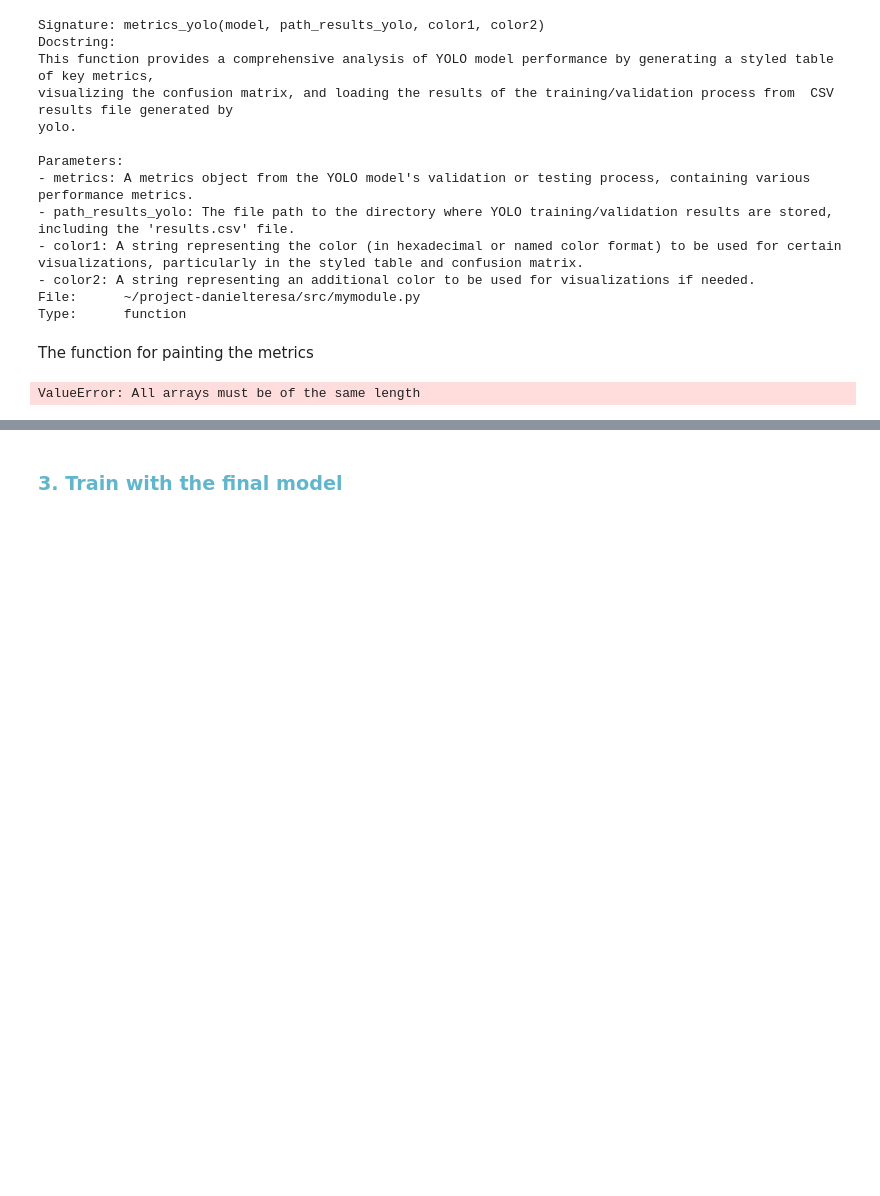
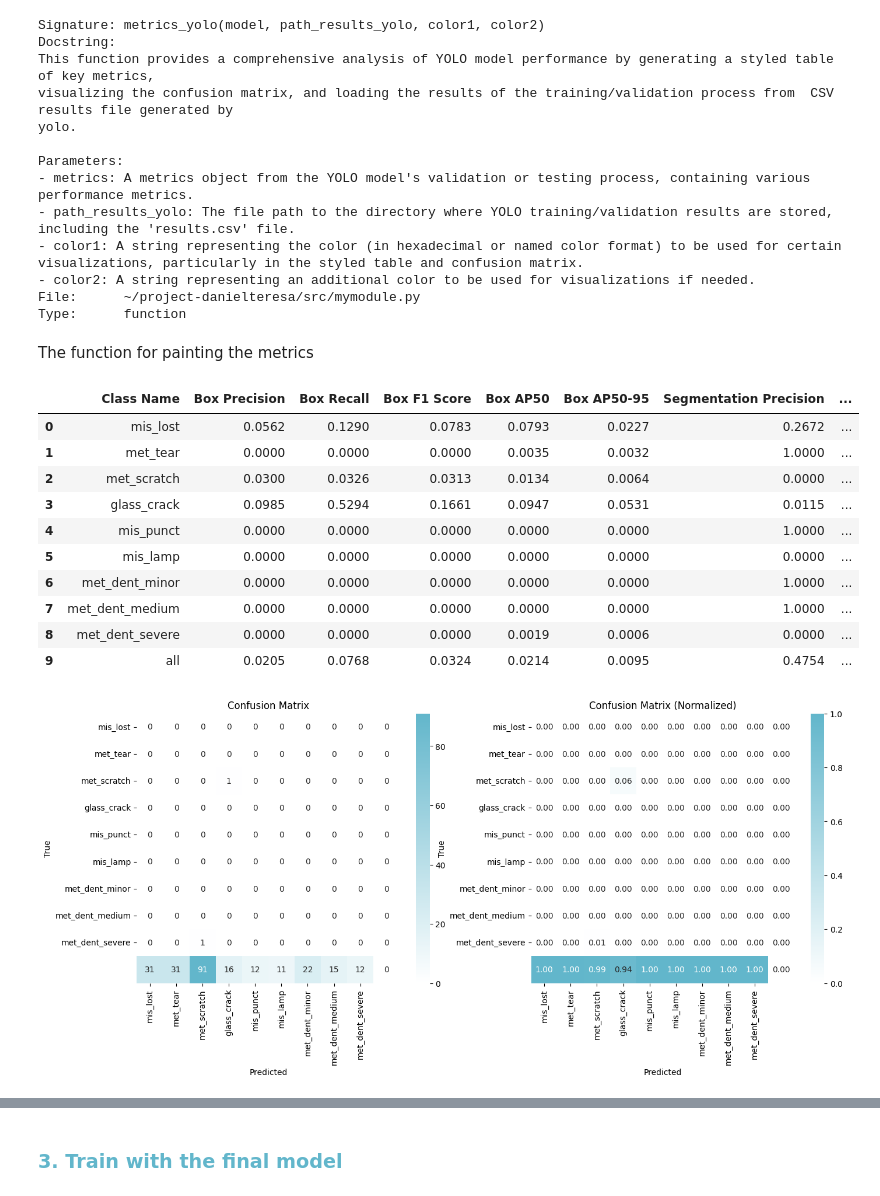
Before and after one commit to ACM40960/project-danielquesada89, a Jupyter notebook: Notebooks/4_yolo_code.ipynb, the cells around one changed output, grey strips where cells are left out. Saved outputs shown, nothing was run; the diff lists cells and outputs as text; code cells hidden in the pictures; blank space fills up the shorter version.

```diff
--- a/Notebooks/4_yolo_code.ipynb
+++ b/Notebooks/4_yolo_code.ipynb
@@ -803,21 +802,20 @@ The model has been extracted to ./Models/best_modeltuning_pytorch-training-24080
 # %% [markdown]
 The validation metrics need to be obtained again as best.pt does not have it.
+# %%
+# Validation metrics
+
+# try with train
+path_bestmodel = os.path.join(path_models, f'best_modeltuning_{name_tuning}')
+path_s3_val ='val_prueba'
+
+# charge the best tuning mmodel
+tuning_model = YOLO(os.path.join(path_bestmodel, 'train/weights/best.pt'))
+# path_s3_val ='val_prueba'
+path_yolo_val = os.path.join(path_yolo, path_s3_val) #creates the val folder
+
+if os.path.exists(path_yolo_val):
+    shutil.rmtree(path_yolo_val)
 # %%
-# Validation metrics
-
-# try with train
-path_bestmodel = os.path.join(path_models, f'best_modeltuning_pytorch-training-240803-1623')
-path_s3_val ='val_prueba'
-
-# charge the best tuning mmodel
-tuning_model = YOLO(os.path.join(path_bestmodel, 'train/weights/best.pt'))
-# path_s3_val ='val_prueba'
-path_yolo_val = os.path.join(path_yolo, path_s3_val) #creates the val folder
-
-if os.path.exists(path_yolo_val):
-    shutil.rmtree(path_yolo_val)
-
-
 # Download the val folder from S3
 s3_resource = boto3.resource('s3')
 bucket = s3_resource.Bucket(bucket_name2)
@@ -839,16 +837,4 @@ print(f"Number of images in validation: {len(os.listdir(f'{path_yolo_val}/images
 with open(os.path.join(path_annotations,val_annotations_name), 'r') as f:
     coco_data = json.load(f)
 names = [class_name['name'] for class_name in coco_data["categories"]]
-
-# Specify the paths and information
-nc = len(names)
-path_yaml_tune = './Notebooks/data_tune.yaml'
-path_yolo_val_abs =  os.path.join(os.getcwd(), f'{path_yolo_val}/images')
-create_yaml_file(path_yaml_tune, None,  path_yolo_val_abs , nc, names)
-
-# calculate the results of the metrics for val (the output will be store path_bestmodel,\val)
-if os.path.exists(os.path.join(path_bestmodel, 'val')):
-    shutil.rmtree(os.path.join(path_bestmodel, 'val'))
-
-metrics = tuning_model.val(data = path_yaml_tune, project =  os.path.join(os.getcwd(), os.path.join(path_bestmodel)))
 # %% [output]
@@ -895,11 +894,22 @@ The function for painting the metrics
 # %%
 %matplotlib inline
 
 # metrics_yolo(model = tuning_model, path_results_yolo = os.path.join(path_bestmodel, 'train'), color1 = color1, color2 = color2)
-metrics_yolo(model = tuning_model, path_results_yolo = os.path.join(path_bestmodel, 'val'), color1 = color1, color2 = color2)
+metrics_yolo(model = tuning_model, path_results_yolo = os.path.join(path_bestmodel, 'train'), color1 = color1, color2 = color2)
 #In case of wanting delete the val folder
 
 # if os.path.exists(path_yolo_val):
 #     shutil.rmtree(path_yolo_val)
 # %% [output]
-ValueError: All arrays must be of the same length
+|  | Class Name | Box Precision | Box Recall | Box F1 Score | Box AP50 | Box AP50-95 | Segmentation Precision | ... |
+| 0 | mis_lost | 0.0562 | 0.1290 | 0.0783 | 0.0793 | 0.0227 | 0.2672 | ... |
+| 1 | met_tear | 0.0000 | 0.0000 | 0.0000 | 0.0035 | 0.0032 | 1.0000 | ... |
+| 2 | met_scratch | 0.0300 | 0.0326 | 0.0313 | 0.0134 | 0.0064 | 0.0000 | ... |
+| 3 | glass_crack | 0.0985 | 0.5294 | 0.1661 | 0.0947 | 0.0531 | 0.0115 | ... |
+| 4 | mis_punct | 0.0000 | 0.0000 | 0.0000 | 0.0000 | 0.0000 | 1.0000 | ... |
+| 5 | mis_lamp | 0.0000 | 0.0000 | 0.0000 | 0.0000 | 0.0000 | 0.0000 | ... |
+| 6 | met_dent_minor | 0.0000 | 0.0000 | 0.0000 | 0.0000 | 0.0000 | 1.0000 | ... |
+| 7 | met_dent_medium | 0.0000 | 0.0000 | 0.0000 | 0.0000 | 0.0000 | 1.0000 | ... |
+| 8 | met_dent_severe | 0.0000 | 0.0000 | 0.0000 | 0.0019 | 0.0006 | 0.0000 | ... |
+| 9 | all | 0.0205 | 0.0768 | 0.0324 | 0.0214 | 0.0095 | 0.4754 | ... |
+[figure, added]
```
Also changed, not shown: parts of 10 cells of this notebook, 2 other files.
